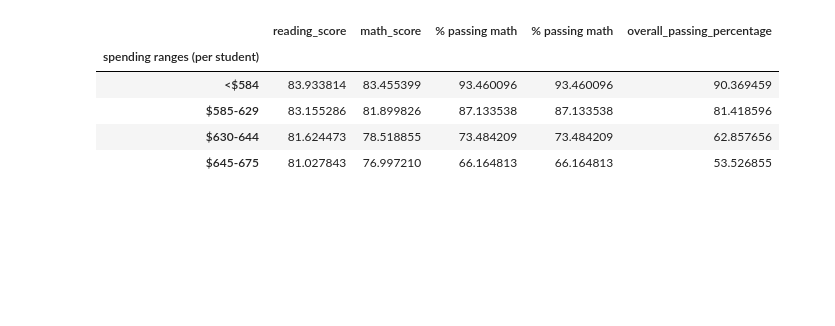
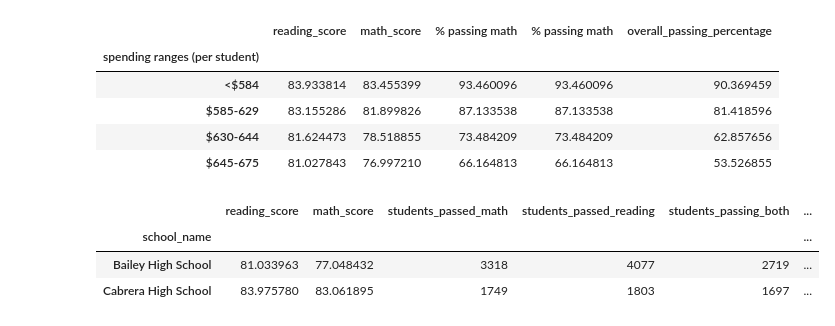
Before and after one commit to ccwillmore/School_District_Analysis, a Jupyter notebook: PyCitySchools_Challenge_Testing.ipynb, the cells around one changed output. Saved outputs shown, nothing was run; the diff lists cells and outputs as text; code cells hidden in the pictures; blank space fills up the shorter version.

```diff
--- a/PyCitySchools.ipynb
+++ b/PyCitySchools_Challenge_Testing.ipynb
@@ -788,3 +788,10 @@ per_spending_range_data_df
 | $585-629 | 83.155286 | 81.899826 | 87.133538 | 87.133538 | 81.418596 |
 | $630-644 | 81.624473 | 78.518855 | 73.484209 | 73.484209 | 62.857656 |
 | $645-675 | 81.027843 | 76.997210 | 66.164813 | 66.164813 | 53.526855 |
+# %%
+per_school_data_summary_df.head(2)
+# %% [output]
+|  | reading_score | math_score | students_passed_math | students_passed_reading | students_passing_both | ... |
+| school_name |  |  |  |  |  | ... |
+| Bailey High School | 81.033963 | 77.048432 | 3318 | 4077 | 2719 | ... |
+| Cabrera High School | 83.975780 | 83.061895 | 1749 | 1803 | 1697 | ... |
```
Also changed, not shown: parts of 5 cells of this notebook, 2 other files.
